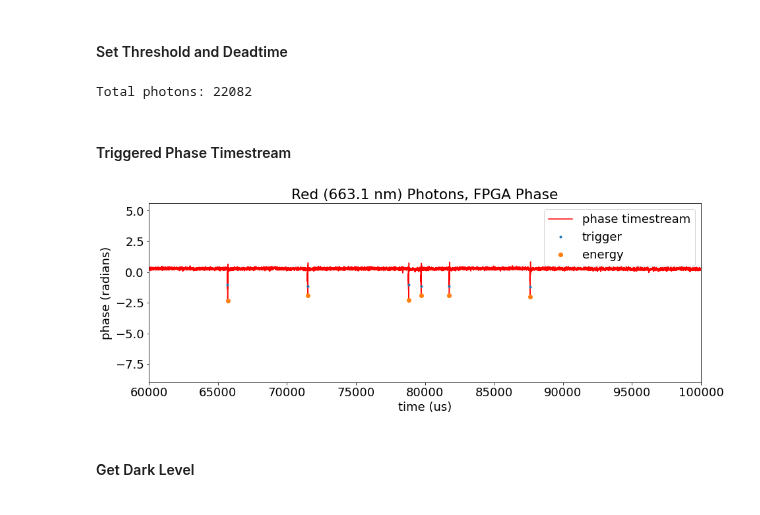
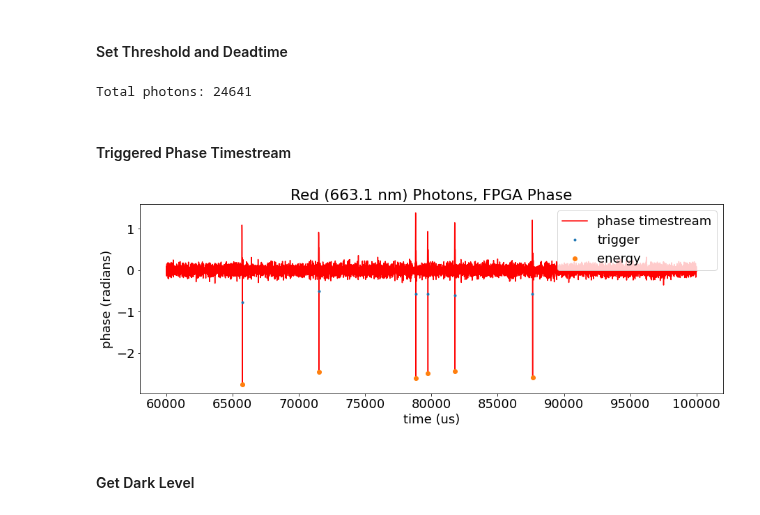
Before and after one commit to MazinLab/MKIDReadoutAnalysis, a Jupyter notebook: Optimal_Filter_R_Comparison.ipynb, the cells around one changed output. Cells and saved outputs as stored; diff of their text form; code cells hidden in the pictures.

Commit message:
more work on plots

```diff
--- a/Optimal_Filter_R_Comparison.ipynb
+++ b/Optimal_Filter_R_Comparison.ipynb
@@ -329,18 +314,17 @@ red_phase_ofilt = sp.signal.convolve(red_phase, ofc.result['filter'], mode='same
 #### Set Threshold and Deadtime
 # %%
 red_phase_readout_ofilt = MKIDReadout()
-red_phase_readout_ofilt.trigger(red_phase_ofilt, fs = 1e6, threshold=-1.0, deadtime=60)
+red_phase_readout_ofilt.trigger(red_phase_ofilt, fs = 1e6, threshold=-0.5, deadtime=60)
 print(f'Total photons: {(red_phase_readout_ofilt.trig>0).sum()}')
 # %% [output]
-Total photons: 22082
+Total photons: 24641
 # %% [markdown]
 #### Triggered Phase Timestream
 # %%
-red_phase_readout_ofilt.plot_triggers(red_phase_ofilt, fs=1e6, energies=True, color='red')
-plt.xlim([60000,100000]);
+red_phase_readout_ofilt.plot_triggers(red_phase_ofilt, fs=1e6, energies=True, color='red', xlim=(60000,100000))
 plt.title('Red (663.1 nm) Photons, FPGA Phase');
 # %% [output]
-[figure, old version]
+[figure, new version]
 # %% [markdown]
 #### Get Dark Level
 # %%
```
Also changed, not shown: parts of 23 cells of this notebook.
